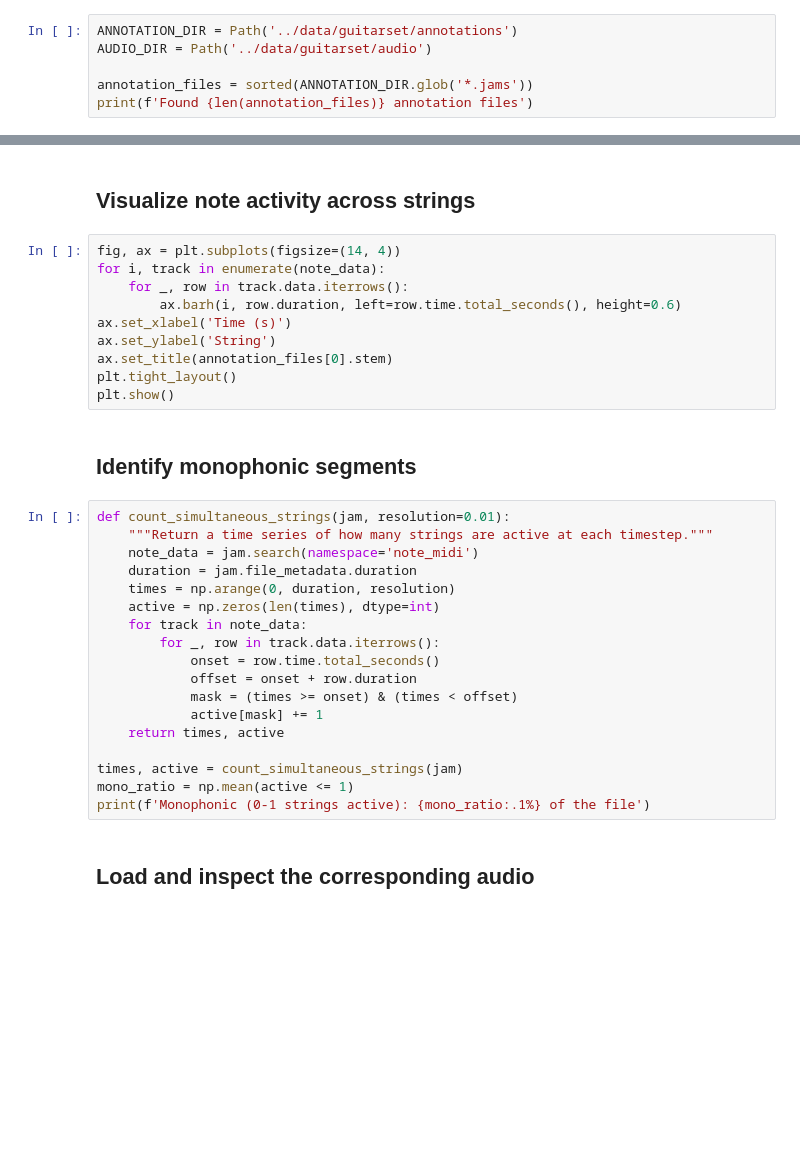
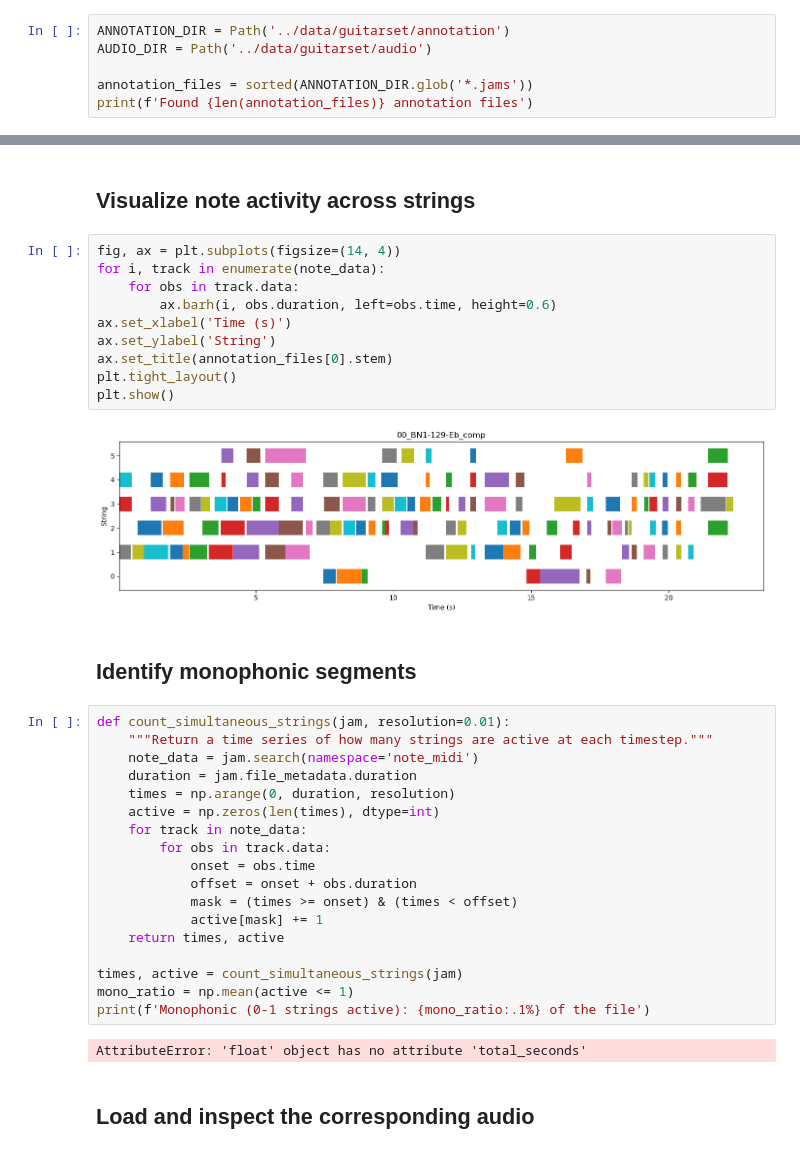
Before and after one commit to ruggbk/neural-audio-effects, a Jupyter notebook: notebooks/01_data_exploration.ipynb, the cells around one changed output, grey strips where cells are left out. Saved outputs shown, nothing was run; the diff lists cells and outputs as text; blank space fills up the shorter version.

```diff
--- a/notebooks/01_data_exploration.ipynb
+++ b/notebooks/01_data_exploration.ipynb
@@ -9,7 +9,7 @@ import librosa
 import librosa.display
 from pathlib import Path
 # %%
-ANNOTATION_DIR = Path('../data/guitarset/annotations')
+ANNOTATION_DIR = Path('../data/guitarset/annotation')
 AUDIO_DIR = Path('../data/guitarset/audio')
 
 annotation_files = sorted(ANNOTATION_DIR.glob('*.jams'))
@@ -31,13 +59,15 @@ for i, track in enumerate(note_data):
 # %%
 fig, ax = plt.subplots(figsize=(14, 4))
 for i, track in enumerate(note_data):
-    for _, row in track.data.iterrows():
-        ax.barh(i, row.duration, left=row.time.total_seconds(), height=0.6)
+    for obs in track.data:
+        ax.barh(i, obs.duration, left=obs.time, height=0.6)
 ax.set_xlabel('Time (s)')
 ax.set_ylabel('String')
 ax.set_title(annotation_files[0].stem)
 plt.tight_layout()
 plt.show()
+# %% [output]
+[figure, added]
 # %% [markdown]
 ## Identify monophonic segments
 # %%
@@ -48,9 +78,9 @@ def count_simultaneous_strings(jam, resolution=0.01):
     times = np.arange(0, duration, resolution)
     active = np.zeros(len(times), dtype=int)
     for track in note_data:
-        for _, row in track.data.iterrows():
-            onset = row.time.total_seconds()
-            offset = onset + row.duration
+        for obs in track.data:
+            onset = obs.time
+            offset = onset + obs.duration
             mask = (times >= onset) & (times < offset)
             active[mask] += 1
     return times, active
@@ -58,6 +88,8 @@ def count_simultaneous_strings(jam, resolution=0.01):
 times, active = count_simultaneous_strings(jam)
 mono_ratio = np.mean(active <= 1)
 print(f'Monophonic (0-1 strings active): {mono_ratio:.1%} of the file')
+# %% [output]
+AttributeError: 'float' object has no attribute 'total_seconds'
 # %% [markdown]
 ## Load and inspect the corresponding audio
 # %%
```
Also changed, not shown: parts of 4 cells of this notebook, 3 other files.
